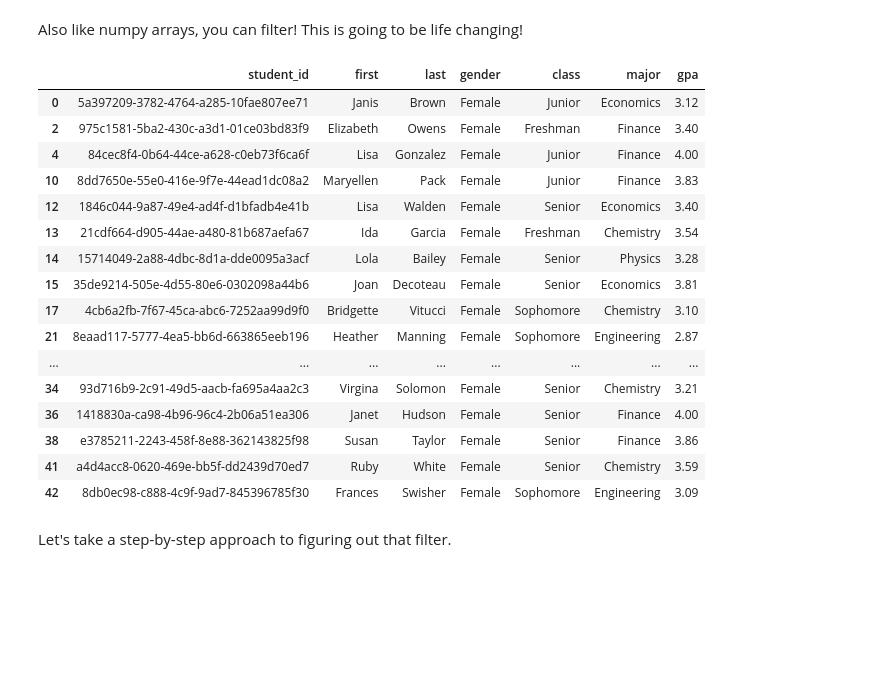
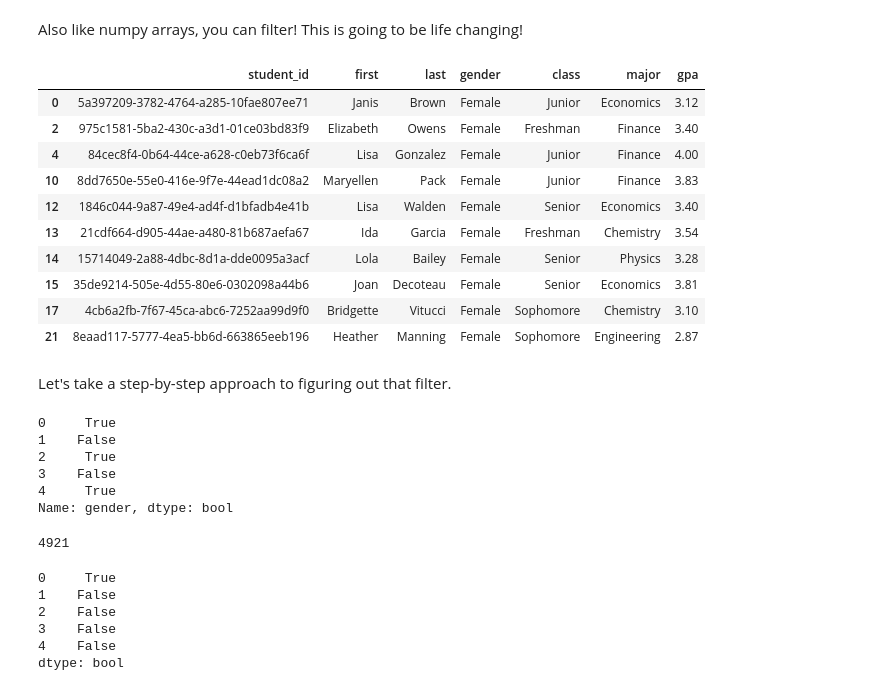
Before and after one commit to jasonshu8/MSDS_631, a Jupyter notebook: Lecture Notes/Week 6/In-Class Notebook (Feb 27, 2019) - Part 1.ipynb, the cells around one changed output. Drawn from its saved outputs; the diff is of its cells as text; code cells hidden in the pictures; blank space fills up the shorter version.

```diff
--- a/Lecture Notes/Week 6/In-Class Notebook (Feb 27, 2019) - Part 1.ipynb
+++ b/Lecture Notes/Week 6/In-Class Notebook (Feb 27, 2019) - Part 1.ipynb
@@ -454,29 +658,34 @@ second_10_students
 # %% [markdown]
 Also like numpy arrays, you can filter! This is going to be life changing!
 # %%
-female_students_df = students_df[students_df['gender']=='Female']
-female_students_df.head(20)
+gender = students_df['gender']
+female_filt = gender =='Female'
+female_students_df = students_df[female_filt]
+female_students_df.head(10)
 # %% [output]
 |  | student_id | first | last | gender | class | major | gpa |
 | 0 | 5a397209-3782-4764-a285-10fae807ee71 | Janis | Brown | Female | Junior | Economics | 3.12 |
 | 2 | 975c1581-5ba2-430c-a3d1-01ce03bd83f9 | Elizabeth | Owens | Female | Freshman | Finance | 3.40 |
 | 4 | 84cec8f4-0b64-44ce-a628-c0eb73f6ca6f | Lisa | Gonzalez | Female | Junior | Finance | 4.00 |
 | 10 | 8dd7650e-55e0-416e-9f7e-44ead1dc08a2 | Maryellen | Pack | Female | Junior | Finance | 3.83 |
 | 12 | 1846c044-9a87-49e4-ad4f-d1bfadb4e41b | Lisa | Walden | Female | Senior | Economics | 3.40 |
 | 13 | 21cdf664-d905-44ae-a480-81b687aefa67 | Ida | Garcia | Female | Freshman | Chemistry | 3.54 |
 | 14 | 15714049-2a88-4dbc-8d1a-dde0095a3acf | Lola | Bailey | Female | Senior | Physics | 3.28 |
 | 15 | 35de9214-505e-4d55-80e6-0302098a44b6 | Joan | Decoteau | Female | Senior | Economics | 3.81 |
 | 17 | 4cb6a2fb-7f67-45ca-abc6-7252aa99d9f0 | Bridgette | Vitucci | Female | Sophomore | Chemistry | 3.10 |
 | 21 | 8eaad117-5777-4ea5-bb6d-663865eeb196 | Heather | Manning | Female | Sophomore | Engineering | 2.87 |
-| ... | ... | ... | ... | ... | ... | ... | ... |
-| 34 | 93d716b9-2c91-49d5-aacb-fa695a4aa2c3 | Virgina | Solomon | Female | Senior | Chemistry | 3.21 |
-| 36 | 1418830a-ca98-4b96-96c4-2b06a51ea306 | Janet | Hudson | Female | Senior | Finance | 4.00 |
-| 38 | e3785211-2243-458f-8e88-362143825f98 | Susan | Taylor | Female | Senior | Finance | 3.86 |
-| 41 | a4d4acc8-0620-469e-bb5f-dd2439d70ed7 | Ruby | White | Female | Senior | Chemistry | 3.59 |
-| 42 | 8db0ec98-c888-4c9f-9ad7-845396785f30 | Frances | Swisher | Female | Sophomore | Engineering | 3.09 |
 # %% [markdown]
 Let's take a step-by-step approach to figuring out that filter.
 # %%
 #Find out which rows are females
+female_filt = students_df['gender']=='Female' #female_filt will be a Series object of True and False values
+female_filt.head()
+# %% [output]
+0     True
+1    False
+2     True
+3    False
+4     True
+Name: gender, dtype: bool
 # %%
 #Now apply that filter to the DataFrame
@@ -483,6 +693,19 @@ Let's take a step-by-step approach to figuring out that filter.
 # %%
 #How many are students are there?
+females_df.shape[0]
+# %% [output]
+4921
 # %%
-#Now let's find out which rows are females and are studying Economics
+#Now let's find out which rows are females AND are studying Economics
+econ_filt = students_df['major'] == 'Economics'
+combined_filt = econ_filt & female_filt
+combined_filt.head()
+# %% [output]
+0     True
+1    False
+2    False
+3    False
+4    False
+dtype: bool
 # %%
 #Now apply that double filter to the DataFrame
```
Also changed, not shown: parts of 88 cells of this notebook.
